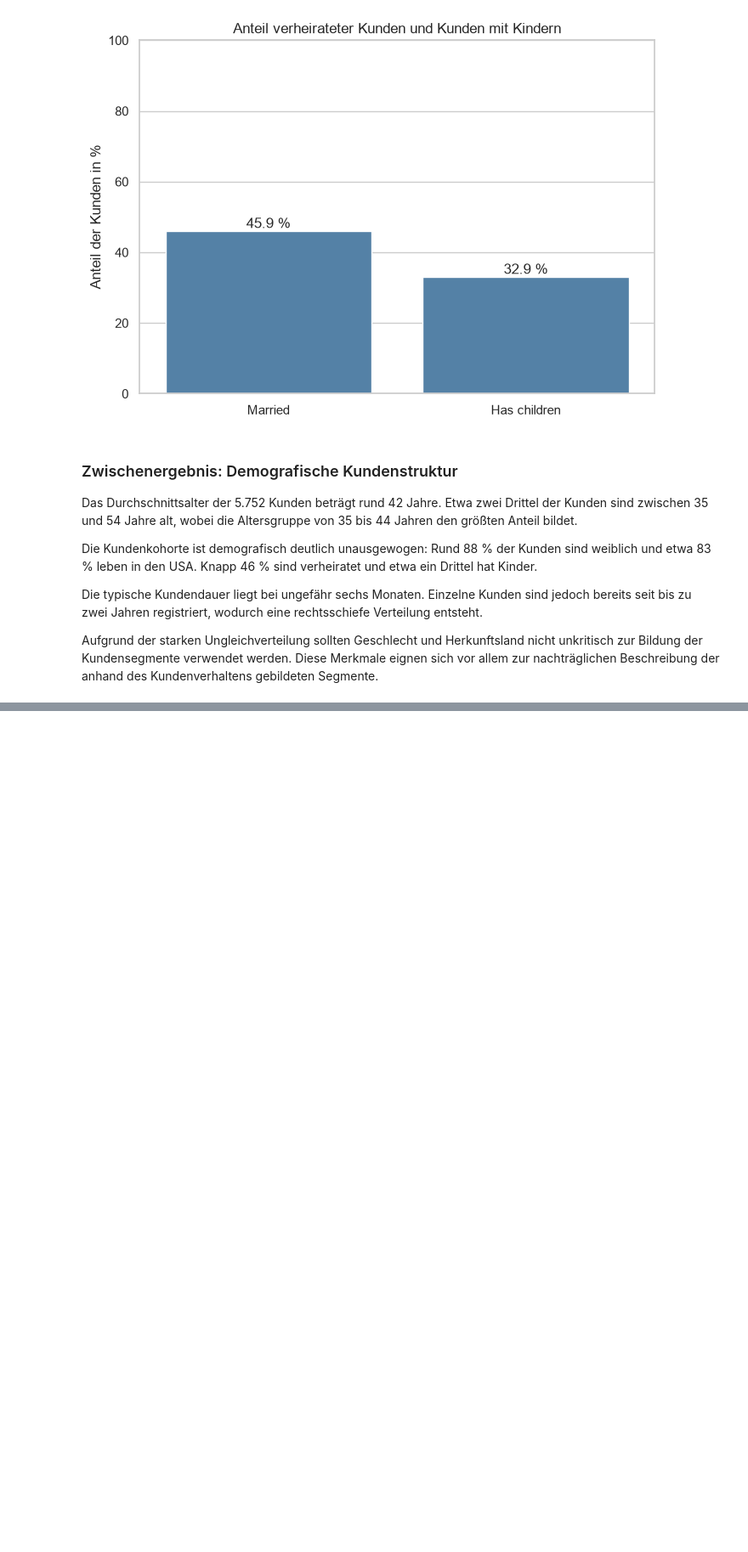
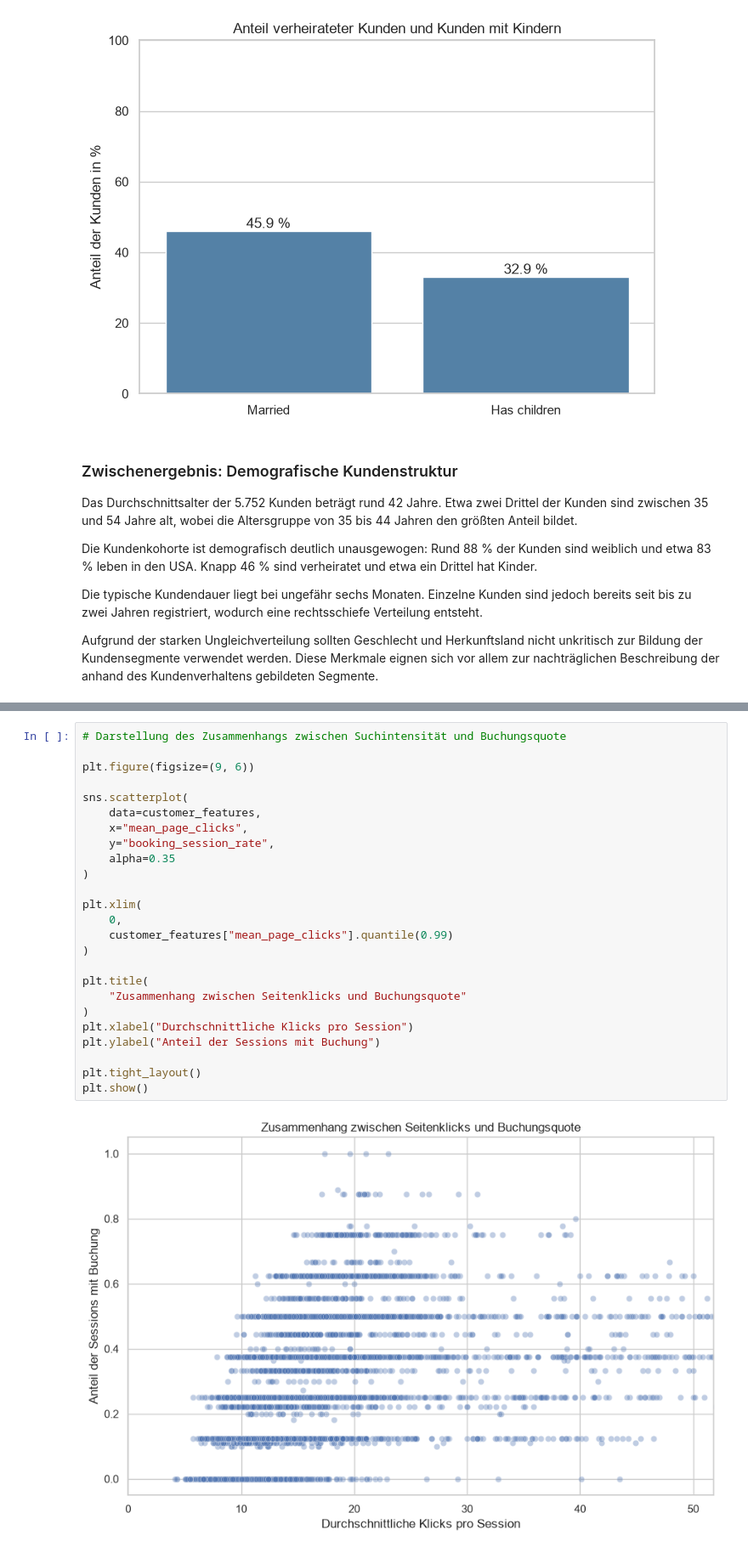
Before and after one commit to norawinkler/traveltide-customer-segmentation, a Jupyter notebook: notebooks/02_exploratory_data_analysis.ipynb, the cells around one changed output, grey strips where cells are left out. Shown at 85% size. Cells and saved outputs as stored; diff of their text form; blank space fills up the shorter version.

```diff
--- a/notebooks/02_exploratory_data_analysis.ipynb
+++ b/notebooks/02_exploratory_data_analysis.ipynb
@@ -368,0 +540,27 @@ des Kundenverhaltens gebildeten Segmente.
+# %%
+# Darstellung des Zusammenhangs zwischen Suchintensität und Buchungsquote
+
+plt.figure(figsize=(9, 6))
+
+sns.scatterplot(
+    data=customer_features,
+    x="mean_page_clicks",
+    y="booking_session_rate",
+    alpha=0.35
+)
+
+plt.xlim(
+    0,
+    customer_features["mean_page_clicks"].quantile(0.99)
+)
+
+plt.title(
+    "Zusammenhang zwischen Seitenklicks und Buchungsquote"
+)
+plt.xlabel("Durchschnittliche Klicks pro Session")
+plt.ylabel("Anteil der Sessions mit Buchung")
+
+plt.tight_layout()
+plt.show()
+# %% [output]
+[figure, added]
```
Also changed, not shown: parts of 17 cells of this notebook.
